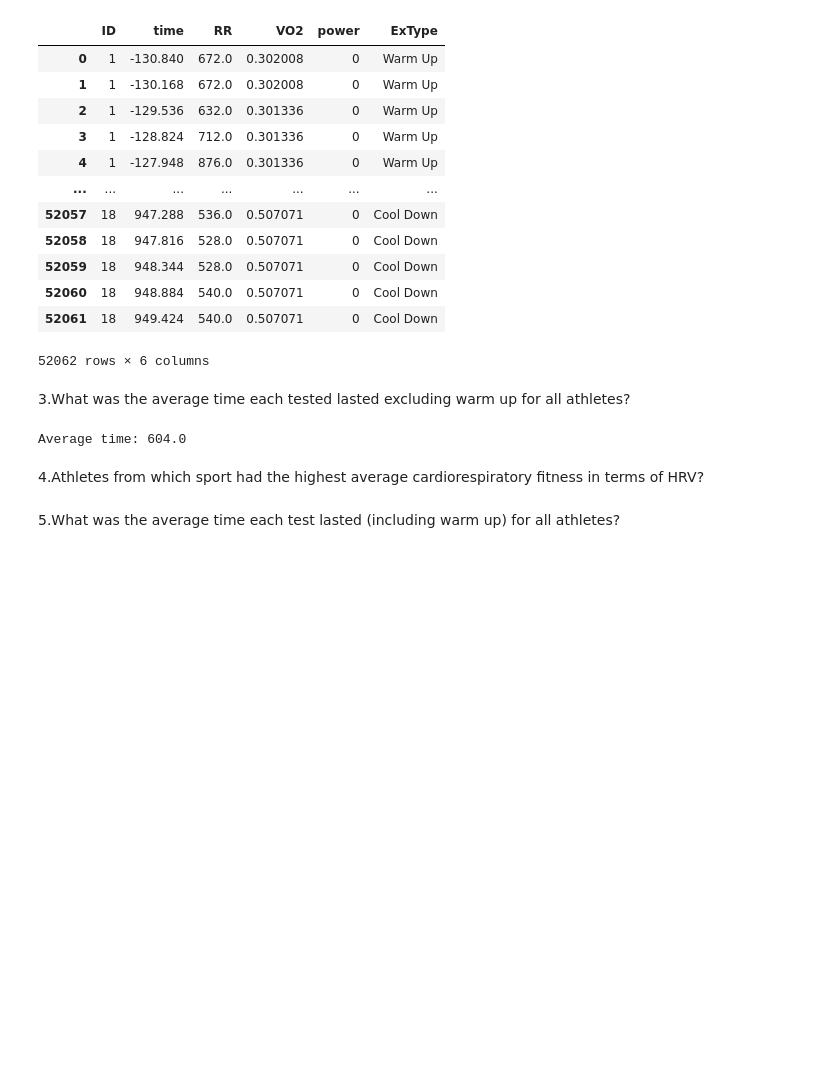
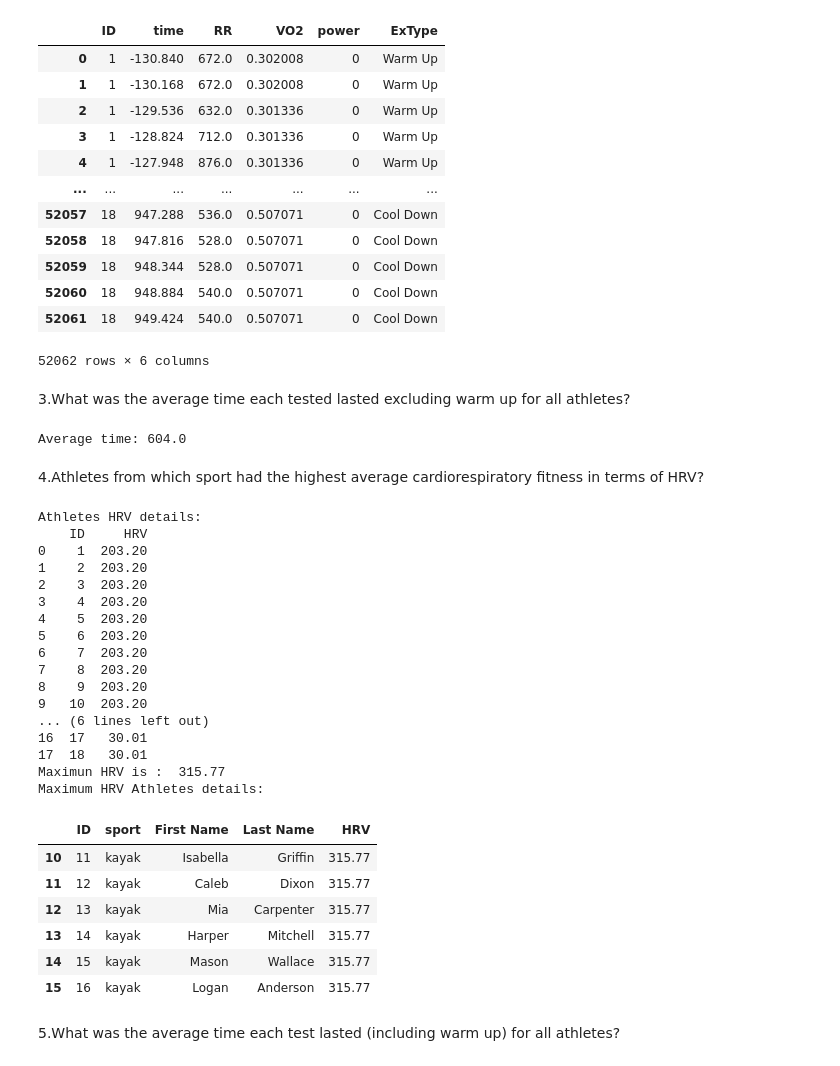
Before and after one commit to kalyankranth/10_Pythoncharms_PythonHackathon_Aug24, a Jupyter notebook: AnithaPattipati_Questions1-16.ipynb, the cells around one changed output. Drawn from its saved outputs; the diff is of its cells as text; code cells hidden in the pictures; blank space fills up the shorter version.

```diff
--- a/AnithaPattipati_Questions1-16.ipynb
+++ b/AnithaPattipati_Questions1-16.ipynb
@@ -49,6 +47,56 @@ print('Average time:',round(df_Average['time'].mean(),2))
 Average time: 604.0
 # %% [markdown]
 4.Athletes from which sport had the highest average cardiorespiratory fitness in terms of HRV?
+# %%
+#HRV calculation for each sport
+#maxdf=maxdf.drop(columns=['HRV'])
+Kayaking['DiffRRIntervals']= Kayaking['RR'].diff()
+Kayaking['HRV']= Kayaking['DiffRRIntervals'].std()
+Triathlon['DiffRRIntervals']= Triathlon['RR'].diff()
+Triathlon['HRV']= Triathlon['DiffRRIntervals'].std()
+Fencing['DiffRRIntervals']= Fencing['RR'].diff()
+Fencing['HRV']= Fencing['DiffRRIntervals'].std()
+dfHRV=pd.concat([Kayaking,Triathlon,Fencing])
+dfHRV['HRV']=dfHRV['HRV'].apply(lambda x:round(x,2))
+maxHRV=dfHRV['HRV'].max()
+dfHRV=dfHRV.groupby(['ID','HRV'], as_index=False).count()
+print('Athletes HRV details:')
+print(dfHRV[['ID','HRV']])
+max_df=pd.merge(dfHRV,Atheletes, on='ID',how='inner')
+maxsprt = max_df.loc[max_df['HRV']  == maxHRV]
+maxsprt1=maxsprt.groupby(['ID','HRV'], as_index=False).count()
+print('Maximun HRV is : ',maxHRV)
+print('Maximum HRV Athletes details:')
+maxsprt[['ID','sport','First Name','Last Name','HRV']]
+
+#maxsprt=max_df.loc[(max_df['HRV1'] == maxHRV )]
+
+#dfHRV
+# %% [output]
+Athletes HRV details:
+    ID     HRV
+0    1  203.20
+1    2  203.20
+2    3  203.20
+3    4  203.20
+4    5  203.20
+5    6  203.20
+6    7  203.20
+7    8  203.20
+8    9  203.20
+9   10  203.20
+... (6 lines left out)
+16  17   30.01
+17  18   30.01
+Maximun HRV is :  315.77
+Maximum HRV Athletes details:
+|  | ID | sport | First Name | Last Name | HRV |
+| 10 | 11 | kayak | Isabella | Griffin | 315.77 |
+| 11 | 12 | kayak | Caleb | Dixon | 315.77 |
+| 12 | 13 | kayak | Mia | Carpenter | 315.77 |
+| 13 | 14 | kayak | Harper | Mitchell | 315.77 |
+| 14 | 15 | kayak | Mason | Wallace | 315.77 |
+| 15 | 16 | kayak | Logan | Anderson | 315.77 |
 # %% [markdown]
 5.What was the average time each test lasted (including warm up) for all athletes?
 # %%
```
Also changed, not shown: parts of 8 cells of this notebook, 1 other file.
